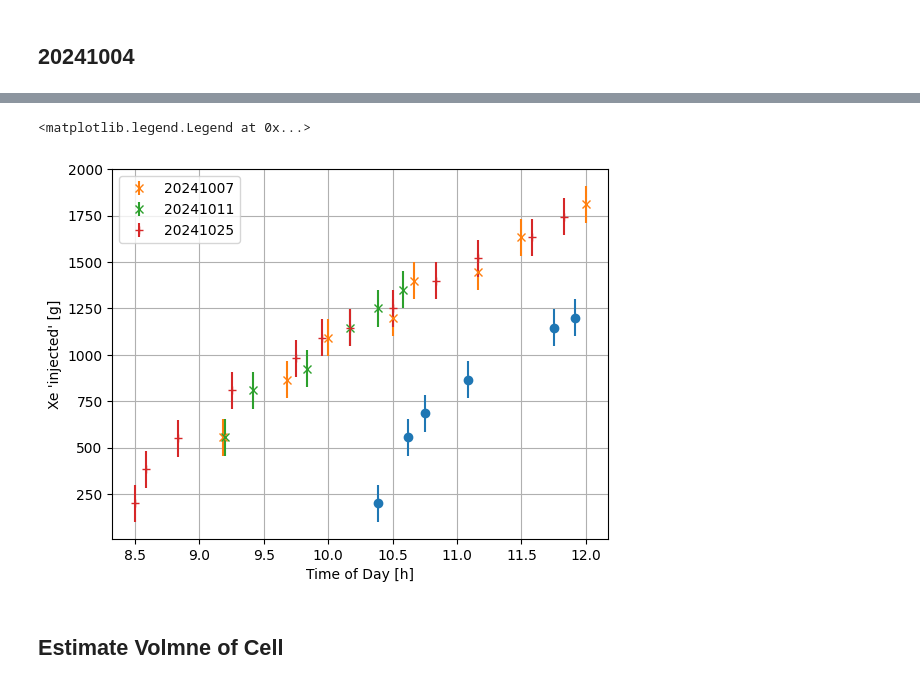
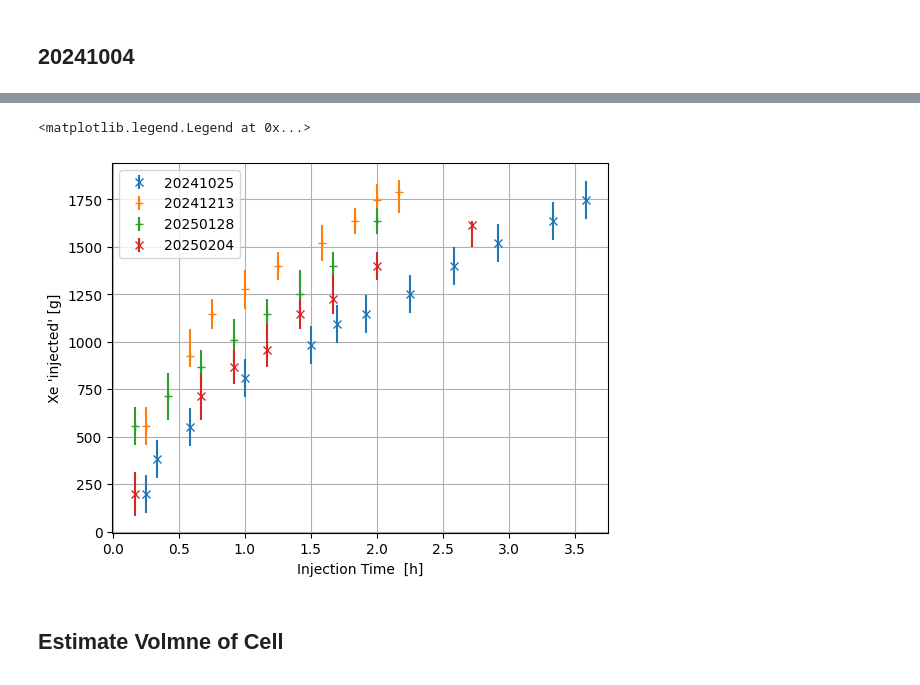
Before and after one commit to jbane11/nexo, a Jupyter notebook: Lab028/XeMassCalc/XenonMassCalc.ipynb, the cells around one changed output, grey strips where cells are left out. Saved outputs shown, nothing was run; the diff lists cells and outputs as text; code cells hidden in the pictures.

```diff
--- a/Lab028/XeMassCalc/XenonMassCalc.ipynb
+++ b/Lab028/XeMassCalc/XenonMassCalc.ipynb
@@ -234,0 +327,11 @@ np.sqrt(150**2+ 70**2)
+# %%
+time_1213 = np.array([8.50,8 +5/6,9,9.25,9.5,9+5/6,10 + 1/12,10.25,10+25/60])
+pressures_1213 = np.array([600,540,500,475,450,425,400,375,365])
+p_low_1213,p_high_1213= getperrors(pressures_1213)
+
+
+m_low_1213= GetMassInjected(p_low_1213)
+m_high_1213=GetMassInjected(p_high_1213)
+m_1213=GetMassInjected(pressures_1213)
+
+m_err_1213=np.vstack((np.abs(m_high_1213-m_1213),m_low_1213-m_1213))
@@ -246,0 +370,13 @@ time = [10+23/60,10 + 37/60,10.75,11 +5/60,11.75,11+55/60]  ## 20241007
+# %%
+Feb04_p= np.array([675,650,575,550,535,500,485,450,405])
+time_0204 = np.array([10+5/6,11,11.5,11.75,12,12.25,12.5,12+5/6,13+5/9])
+p_low_0204,p_high_0204= getperrors(Feb04_p)
+
+
+m_low_0204= GetMassInjected(p_low_0204)
+m_high_0204=GetMassInjected(p_high_0204)
+m_0204=GetMassInjected(Feb04_p)
+
+m_err_0204=np.vstack((np.abs(m_high_0204-m_0204),m_low_0204-m_0204))
+
+print(m_0204)
@@ -247,16 +395,25 @@ time = [10+23/60,10 + 37/60,10.75,11 +5/60,11.75,11+55/60]  ## 20241007
 # %%
-plt.errorbar(x=time, y=mass_removed,yerr=100,fmt=" ", marker="o")
-plt.errorbar(x=time_2, y=mass_removed_2,yerr=100,fmt=" ", marker="x", label="20241007")
-plt.errorbar(x=time_3, y=mass_removed_3,yerr=100,fmt=" ", marker="x", label="20241011")
-plt.errorbar(x=time_4, y=mass_removed_4,yerr=100,fmt=" ", marker="+", label="20241025")
+m_err_0128_new=np.array([(m_err_0128[0][1:],m_err_0128[1][1:])])
+m_err_0204_new=np.array([(m_err_0204[0][1:],m_err_0204[1][1:])])
+#  plt.errorbar(x=time-time[0], y=mass_removed,yerr=100,fmt=" ", marker="o",label="20241007")
+# plt.errorbar(x=time_2-time_2[0], y=mass_removed_2,yerr=100,fmt=" ", marker="x", label="20241004")
+# plt.errorbar(x=time_3-time_3[0], y=mass_removed_3,yerr=100,fmt=" ", marker="x", label="20241011")
+
+
+plt.errorbar(x=time_4-(8.25), y=mass_removed_4,yerr=100,fmt=" ", marker="x", label="20241025")
+#plt.errorbar(x=time_5-(8.25), y=mass_removed_5,yerr=100,fmt=" ", marker="+", label="20241203")
+#plt.errorbar(x=time_5-(8.25), y=m,yerr=m_err,fmt=" ", marker="*", label="20241203")
+plt.errorbar(x=time_1213-(8.25) , y =m_1213, yerr=m_err_1213,fmt=" ",marker="+",label="20241213")
+plt.errorbar(x=time_0128[1:]-time_0128[0] , y =m_0128[1:], yerr=m_err_0128_new[0],fmt=" ",marker="+",label="20250128")
+plt.errorbar(x=time_0204[1:]-time_0204[0] , y =m_0204[1:], yerr=m_err_0204_new[0],fmt=" ",marker="x",label="20250204")
 
 plt.grid()
 plt.ylabel("Xe 'injected' [g]")
-plt.xlabel("Time of Day [h]")
+plt.xlabel("Injection Time  [h]")
 plt.legend()
 # %% [output]
 <matplotlib.legend.Legend at 0x...>
-[figure, old version]
+[figure, new version]
 # %% [markdown]
 ## Estimate Volmne of Cell
 # %% [markdown]
```
Also changed, not shown: parts of 13 cells of this notebook, 6 other files.
